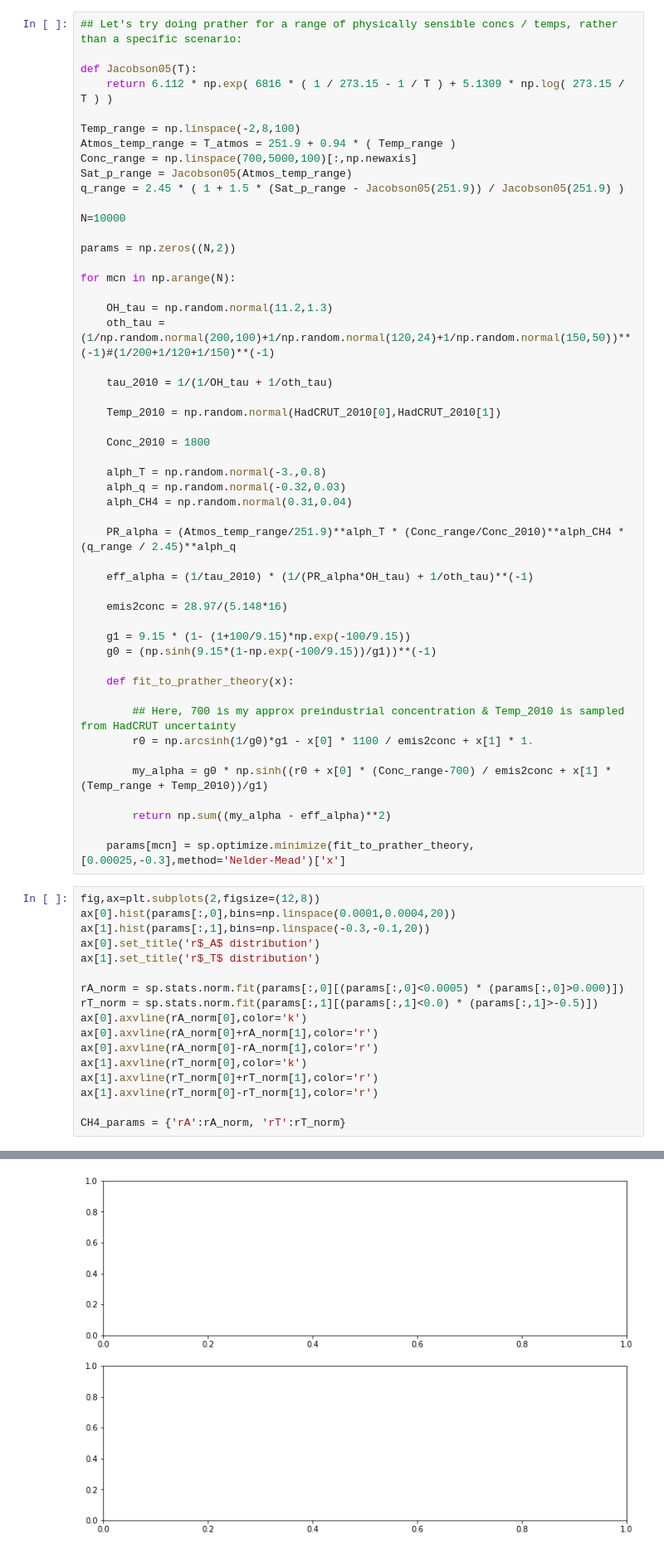
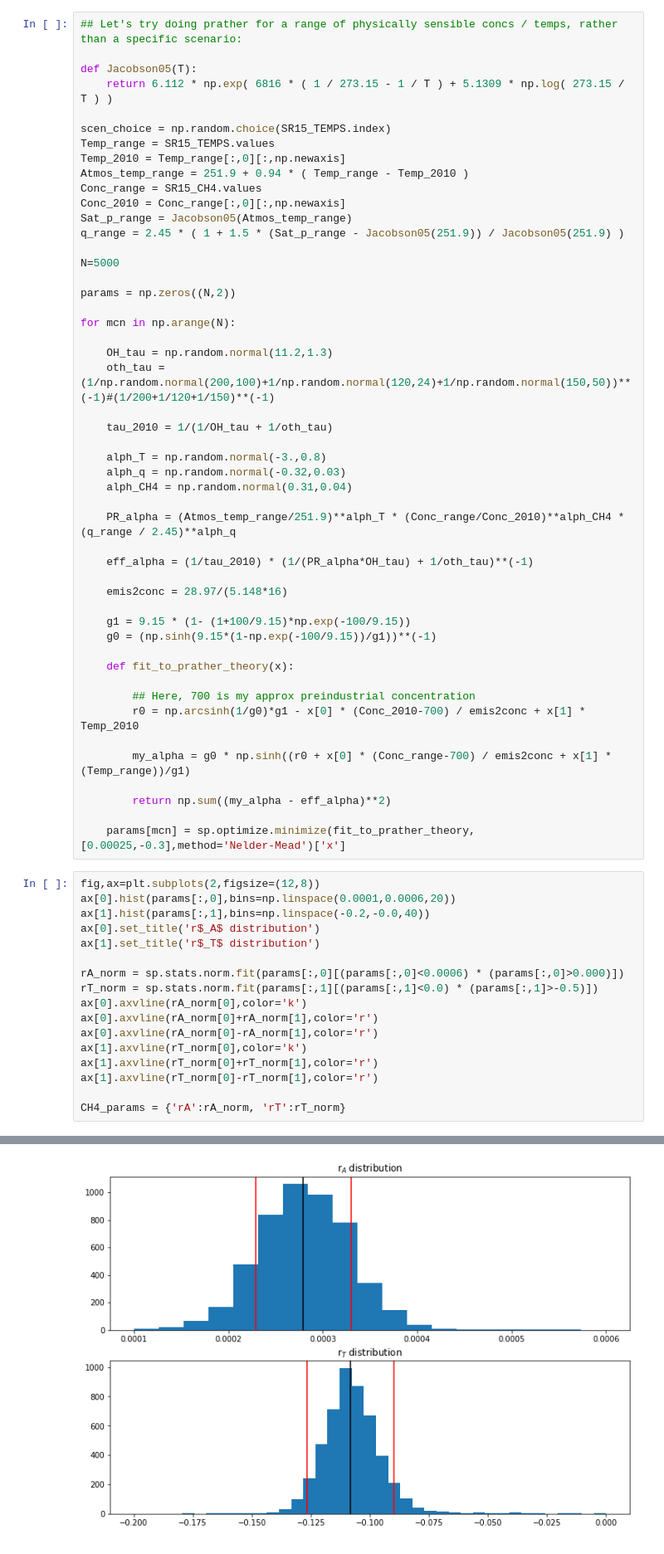
Before and after one commit to stujen/fiveEqSCM, a Jupyter notebook: 5eqSCM/Nick_UnFaIR/Fitting CH4 & N2O.ipynb, the cells around one changed output, grey strips where cells are left out. Shown at 83% size. Cells and saved outputs as stored; diff of their text form.

```diff
--- a/5eqSCM/Nick_UnFaIR/Fitting CH4 & N2O.ipynb
+++ b/5eqSCM/Nick_UnFaIR/Fitting CH4 & N2O.ipynb
@@ -55,13 +74,16 @@ otherforc = RCP_forc.TOTAL_INCLVOLCANIC_RF.loc[:2012].values - RCP_forc.CO2CH4N2
 def Jacobson05(T):
     return 6.112 * np.exp( 6816 * ( 1 / 273.15 - 1 / T ) + 5.1309 * np.log( 273.15 / T ) )
 
-Temp_range = np.linspace(-2,8,100)
-Atmos_temp_range = T_atmos = 251.9 + 0.94 * ( Temp_range )
-Conc_range = np.linspace(700,5000,100)[:,np.newaxis]
+scen_choice = np.random.choice(SR15_TEMPS.index)
+Temp_range = SR15_TEMPS.values
+Temp_2010 = Temp_range[:,0][:,np.newaxis]
+Atmos_temp_range = 251.9 + 0.94 * ( Temp_range - Temp_2010 )
+Conc_range = SR15_CH4.values
+Conc_2010 = Conc_range[:,0][:,np.newaxis]
 Sat_p_range = Jacobson05(Atmos_temp_range)
 q_range = 2.45 * ( 1 + 1.5 * (Sat_p_range - Jacobson05(251.9)) / Jacobson05(251.9) )
 
-N=10000
+N=5000
 
 params = np.zeros((N,2))
 
@@ -71,10 +93,6 @@ for mcn in np.arange(N):
     oth_tau = (1/np.random.normal(200,100)+1/np.random.normal(120,24)+1/np.random.normal(150,50))**(-1)#(1/200+1/120+1/150)**(-1)
 
     tau_2010 = 1/(1/OH_tau + 1/oth_tau)
-
-    Temp_2010 = np.random.normal(HadCRUT_2010[0],HadCRUT_2010[1])
-
-    Conc_2010 = 1800
 
     alph_T = np.random.normal(-3.,0.8)
     alph_q = np.random.normal(-0.32,0.03)
@@ -91,22 +109,22 @@ for mcn in np.arange(N):
 
     def fit_to_prather_theory(x):
 
-        ## Here, 700 is my approx preindustrial concentration & Temp_2010 is sampled from HadCRUT uncertainty
-        r0 = np.arcsinh(1/g0)*g1 - x[0] * 1100 / emis2conc + x[1] * 1.
+        ## Here, 700 is my approx preindustrial concentration
+        r0 = np.arcsinh(1/g0)*g1 - x[0] * (Conc_2010-700) / emis2conc + x[1] * Temp_2010
 
-        my_alpha = g0 * np.sinh((r0 + x[0] * (Conc_range-700) / emis2conc + x[1] * (Temp_range + Temp_2010))/g1)
+        my_alpha = g0 * np.sinh((r0 + x[0] * (Conc_range-700) / emis2conc + x[1] * (Temp_range))/g1)
 
         return np.sum((my_alpha - eff_alpha)**2)
 
     params[mcn] = sp.optimize.minimize(fit_to_prather_theory,[0.00025,-0.3],method='Nelder-Mead')['x']
 # %%
 fig,ax=plt.subplots(2,figsize=(12,8))
-ax[0].hist(params[:,0],bins=np.linspace(0.0001,0.0004,20))
-ax[1].hist(params[:,1],bins=np.linspace(-0.3,-0.1,20))
+ax[0].hist(params[:,0],bins=np.linspace(0.0001,0.0006,20))
+ax[1].hist(params[:,1],bins=np.linspace(-0.2,-0.0,40))
 ax[0].set_title('r$_A$ distribution')
 ax[1].set_title('r$_T$ distribution')
 
-rA_norm = sp.stats.norm.fit(params[:,0][(params[:,0]<0.0005) * (params[:,0]>0.000)])
+rA_norm = sp.stats.norm.fit(params[:,0][(params[:,0]<0.0006) * (params[:,0]>0.000)])
 rT_norm = sp.stats.norm.fit(params[:,1][(params[:,1]<0.0) * (params[:,1]>-0.5)])
 ax[0].axvline(rA_norm[0],color='k')
 ax[0].axvline(rA_norm[0]+rA_norm[1],color='r')
@@ -121,4 +138,4 @@ IndexError: too many indices for array
-[figure, old version]
+[figure, new version]
 # %%
 Conc_range = np.linspace(273.,600,100)
 
```
Also changed, not shown: parts of 20 cells of this notebook, 8 other files.
